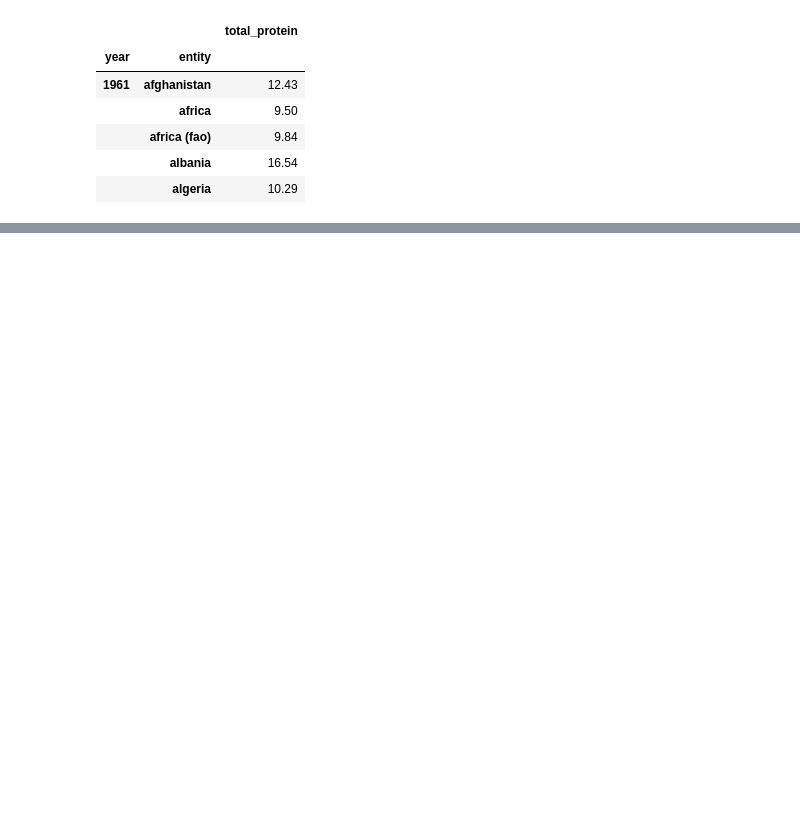
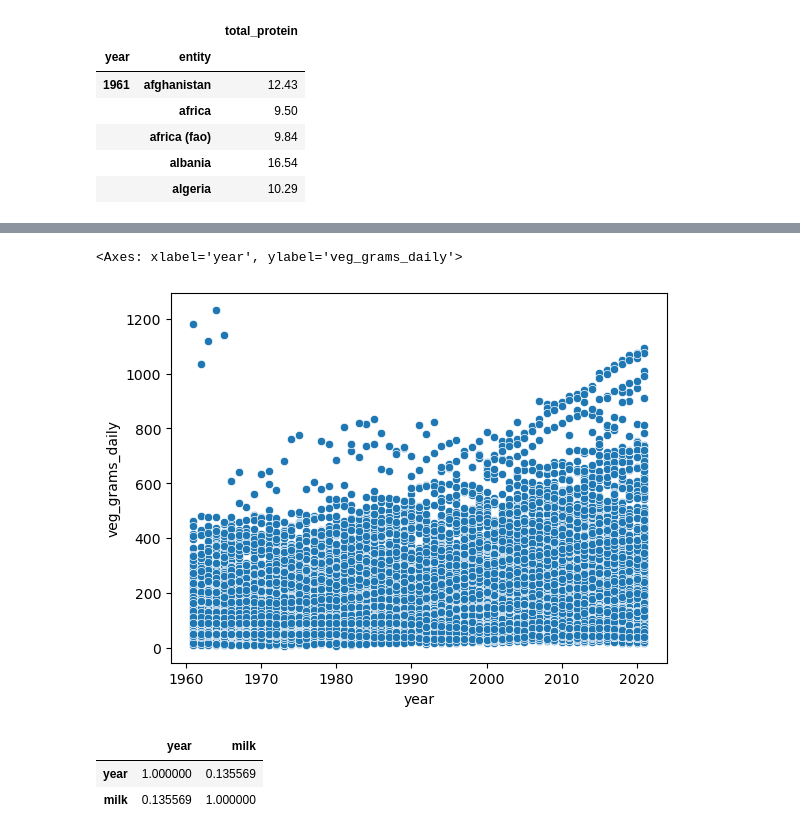
Before and after one commit to NSS-Full-Time-Data-Analytics-14/jonny_farro_cap, a Jupyter notebook: jvf_capstone.ipynb, the cells around one changed output, grey strips where cells are left out. Drawn from its saved outputs; the diff is of its cells as text; code cells hidden in the pictures; blank space fills up the shorter version.

```diff
--- a/jvf_capstone.ipynb
+++ b/jvf_capstone.ipynb
@@ -129,0 +171,11 @@ all_foods.head()
+# %%
+sns.scatterplot(all_foods,x='year',y='veg_grams_daily')
+# %% [output]
+<Axes: xlabel='year', ylabel='veg_grams_daily'>
+[figure, added]
+# %%
+all_foods[['year','milk']].corr()
+# %% [output]
+|  | year | milk |
+| year | 1.000000 | 0.135569 |
+| milk | 0.135569 | 1.000000 |
```
Also changed, not shown: parts of 13 cells of this notebook.
